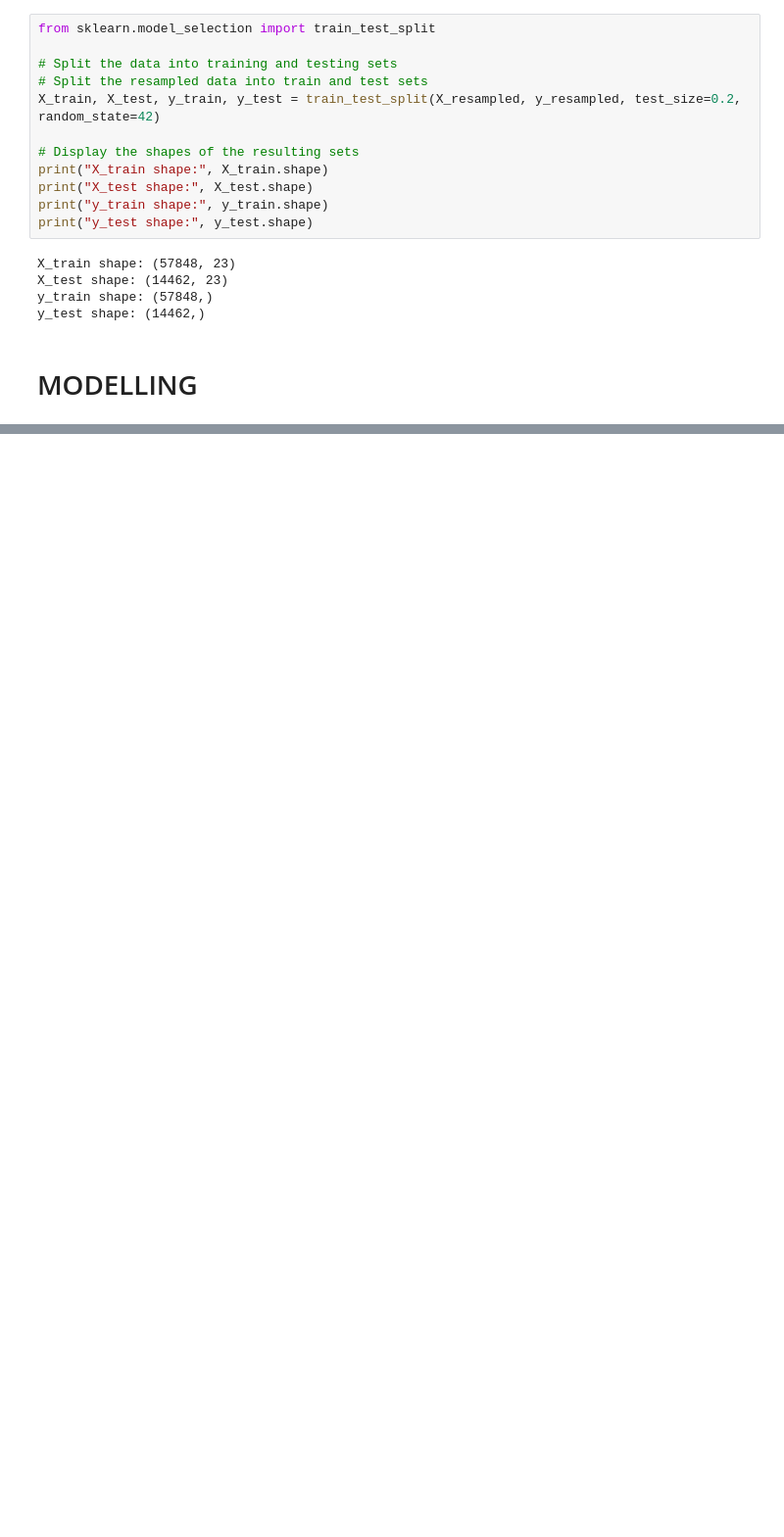
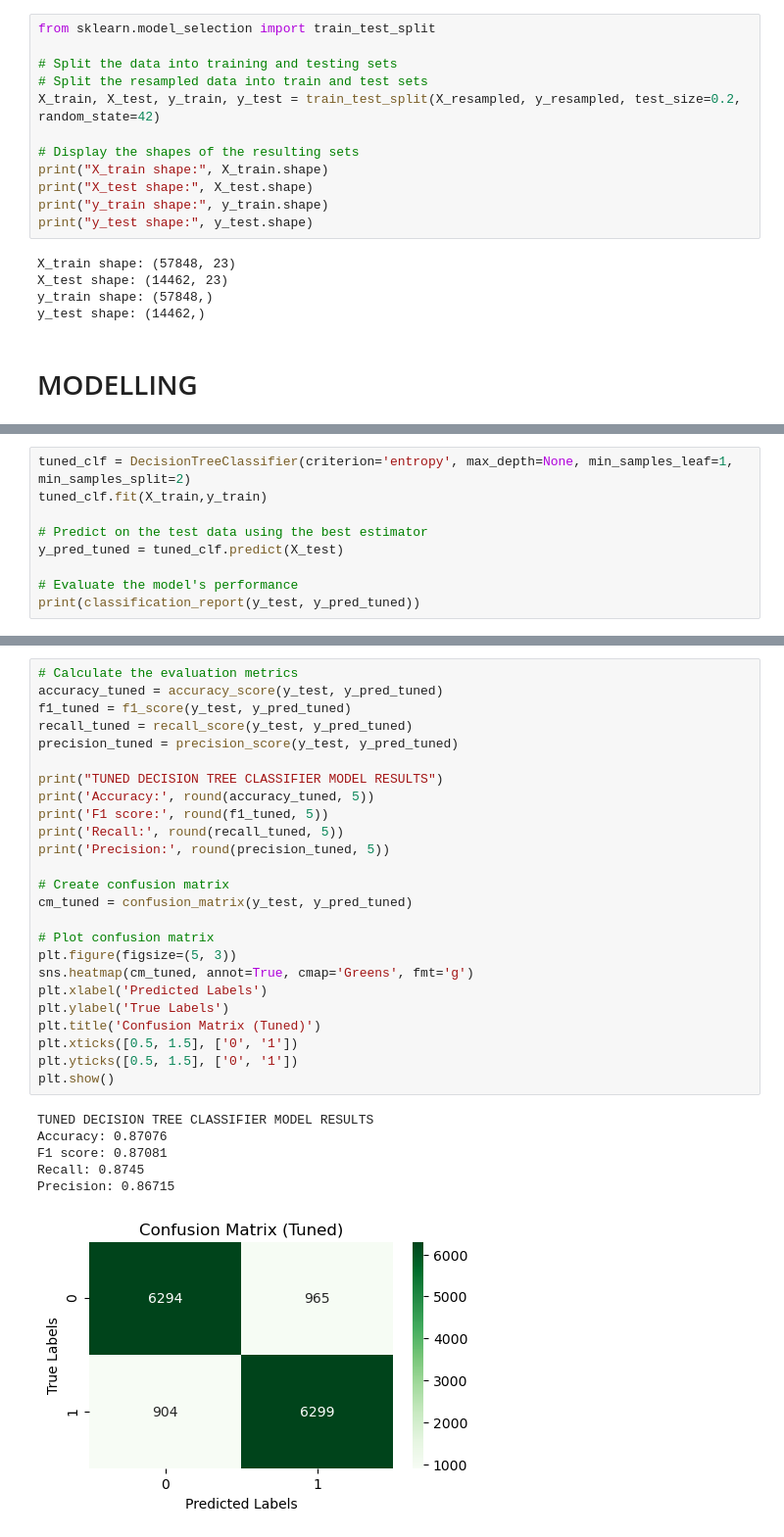
Before and after one commit to Isaac-Ndirangu-Muturi-749/Predictive-Marketing-Campaign-Analysis-Analysis-for-Bank-Term-Deposit-Subscription-Using-Decision-Tr, a Jupyter notebook: jupyter_notebook.ipynb, the cells around one changed output, grey strips where cells are left out. Shown at 98% size. Drawn from its saved outputs; the diff is of its cells as text; blank space fills up the shorter version.

```diff
--- a/jupyter_notebook.ipynb
+++ b/jupyter_notebook.ipynb
@@ -653,0 +743,9 @@ y_test shape: (14462,)
+# %%
+tuned_clf = DecisionTreeClassifier(criterion='entropy', max_depth=None, min_samples_leaf=1, min_samples_split=2)
+tuned_clf.fit(X_train,y_train)
+
+# Predict on the test data using the best estimator
+y_pred_tuned = tuned_clf.predict(X_test)
+
+# Evaluate the model's performance
+print(classification_report(y_test, y_pred_tuned))
@@ -653,0 +761,32 @@ y_test shape: (14462,)
+# %%
+# Calculate the evaluation metrics
+accuracy_tuned = accuracy_score(y_test, y_pred_tuned)
+f1_tuned = f1_score(y_test, y_pred_tuned)
+recall_tuned = recall_score(y_test, y_pred_tuned)
+precision_tuned = precision_score(y_test, y_pred_tuned)
+
+print("TUNED DECISION TREE CLASSIFIER MODEL RESULTS")
+print('Accuracy:', round(accuracy_tuned, 5))
+print('F1 score:', round(f1_tuned, 5))
+print('Recall:', round(recall_tuned, 5))
+print('Precision:', round(precision_tuned, 5))
+
+# Create confusion matrix
+cm_tuned = confusion_matrix(y_test, y_pred_tuned)
+
+# Plot confusion matrix
+plt.figure(figsize=(5, 3))
+sns.heatmap(cm_tuned, annot=True, cmap='Greens', fmt='g')
+plt.xlabel('Predicted Labels')
+plt.ylabel('True Labels')
+plt.title('Confusion Matrix (Tuned)')
+plt.xticks([0.5, 1.5], ['0', '1'])
+plt.yticks([0.5, 1.5], ['0', '1'])
+plt.show()
+# %% [output]
+TUNED DECISION TREE CLASSIFIER MODEL RESULTS
+Accuracy: 0.87076
+F1 score: 0.87081
+Recall: 0.8745
+Precision: 0.86715
+[figure, added]
```
Also changed, not shown: parts of 8 cells of this notebook.
